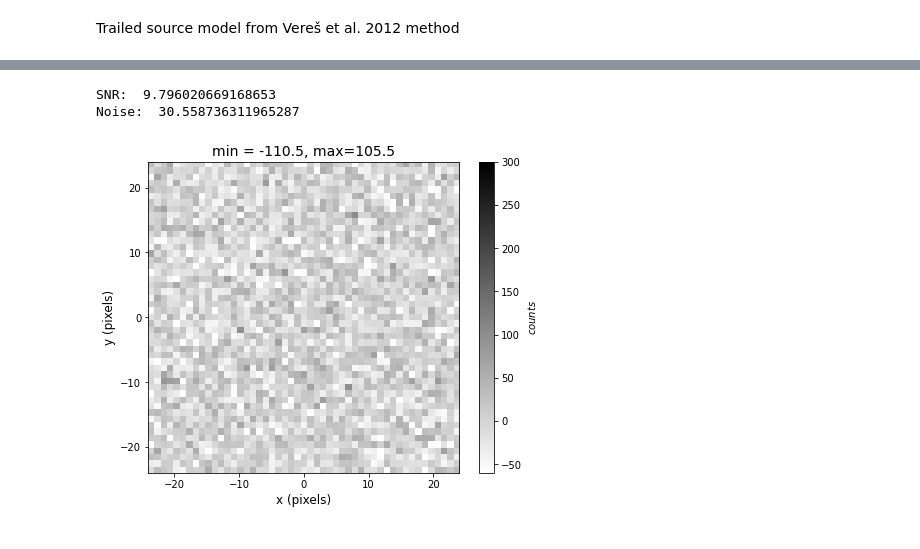
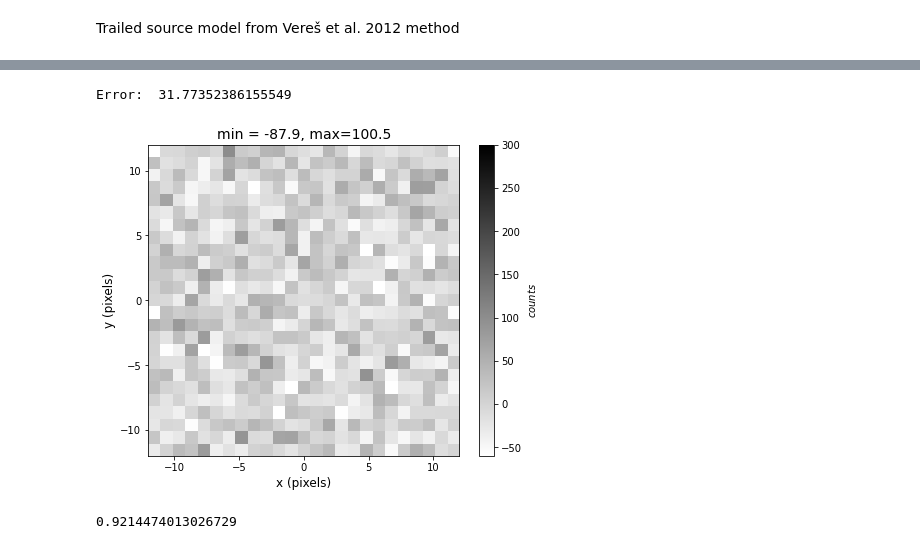
Before and after one commit to langfzac/streaks, a Jupyter notebook: veres.ipynb, the cells around one changed output, grey strips where cells are left out. Cells and saved outputs as stored; diff of their text form; code cells hidden in the pictures.

```diff
--- a/veres.ipynb
+++ b/veres.ipynb
@@ -58,0 +146,8 @@ trailedModel(0,0,0,1200,1.5,1,0,0,0)
+# %%
+# Calculate noise sigma from diff images
+diff_im = makeModelImage(params, dims, dims, args, noise=True) - makeModelImage(params, dims, dims, args, noise=False)
+print("Error: ", np.std(diff_im))
+plotCutout(diff_im)
+# %% [output]
+Error:  31.77352386155549
+[figure, added]
@@ -59,23 +174,18 @@ trailedModel(0,0,0,1200,1.5,1,0,0,0)
 # %%
-dims = 49
-x0 = 0.0
-y0 = 0.0
-F = 5500.2
+dims = 25
+x0 = 1.0
+y0 = 2.0
+F = 3500.2
 sigma = 1.5
-L = 5
+L = 8
 b = 912.5
 theta = np.pi/3
+
 params = np.array([F,L,theta,x0,y0])
 args = np.array([b, sigma])
-print("SNR: ", F * 0.66 / np.sqrt(b) / (2.335 * sigma)**2)
 
-# Estimate noise sigma from diff images
 data = makeModelImage(params, dims, dims, args, noise=True)
-diff_im = data - makeModelImage(params, dims, dims, args, noise=False)
-noise = np.std(diff_im)
-print("Noise: ", noise)
-plotCutout(diff_im)
+error = np.sqrt(data)
+chi_squared(params, data, error, args) / (data.size - 5 - 1)
 # %% [output]
-SNR:  9.796020669168653
-Noise:  30.558736311965287
+0.9214474013026729
-[figure, removed]
```
Also changed, not shown: parts of 24 cells of this notebook.
